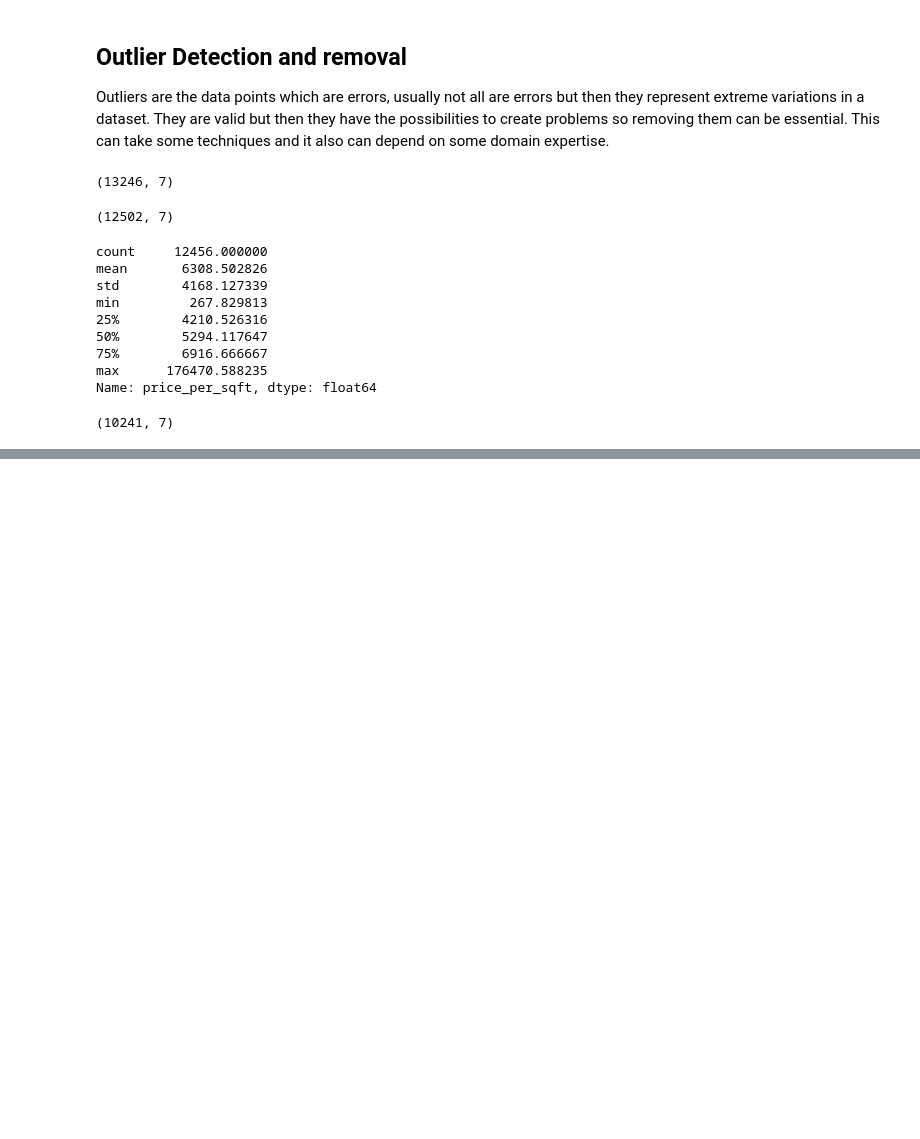
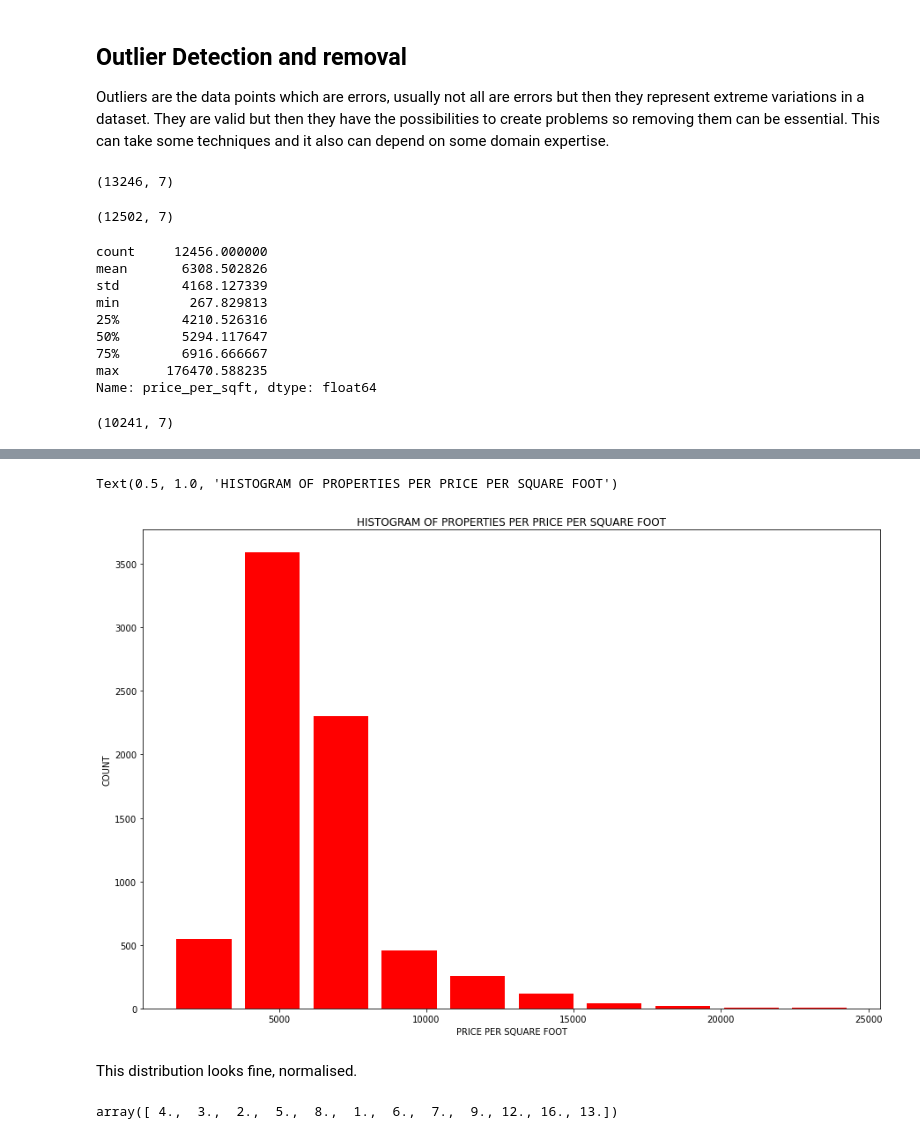
Before and after one commit to QABoahene/Real-Estate-Predictin, a Jupyter notebook: Real_Estate_Price_Prediction.ipynb, the cells around one changed output, grey strips where cells are left out. Drawn from its saved outputs; the diff is of its cells as text; code cells hidden in the pictures; blank space fills up the shorter version.

```diff
--- a/Real_Estate_Price_Prediction.ipynb
+++ b/Real_Estate_Price_Prediction.ipynb
@@ -404,0 +462,17 @@ scat_plot(cl_estate5, "Rajaji Nagar")
+# %%
+#Plotting a histogram to show how many properties there are per square feet area
+matplotlib.rcParams["figure.figsize"] = (15,10)
+plt.hist(cl_estate6.price_per_sqft, rwidth=0.8, color='red')
+plt.xlabel("PRICE PER SQUARE FOOT")
+plt.ylabel("COUNT")
+plt.title("HISTOGRAM OF PROPERTIES PER PRICE PER SQUARE FOOT")
+# %% [output]
+Text(0.5, 1.0, 'HISTOGRAM OF PROPERTIES PER PRICE PER SQUARE FOOT')
+[figure, added]
+# %% [markdown]
+This distribution looks fine, normalised.
+# %%
+#Exploring the bathroom feature
+cl_estate6.bath.unique()
+# %% [output]
+array([ 4.,  3.,  2.,  5.,  8.,  1.,  6.,  7.,  9., 12., 16., 13.])
```
Also changed, not shown: parts of 16 cells of this notebook.
